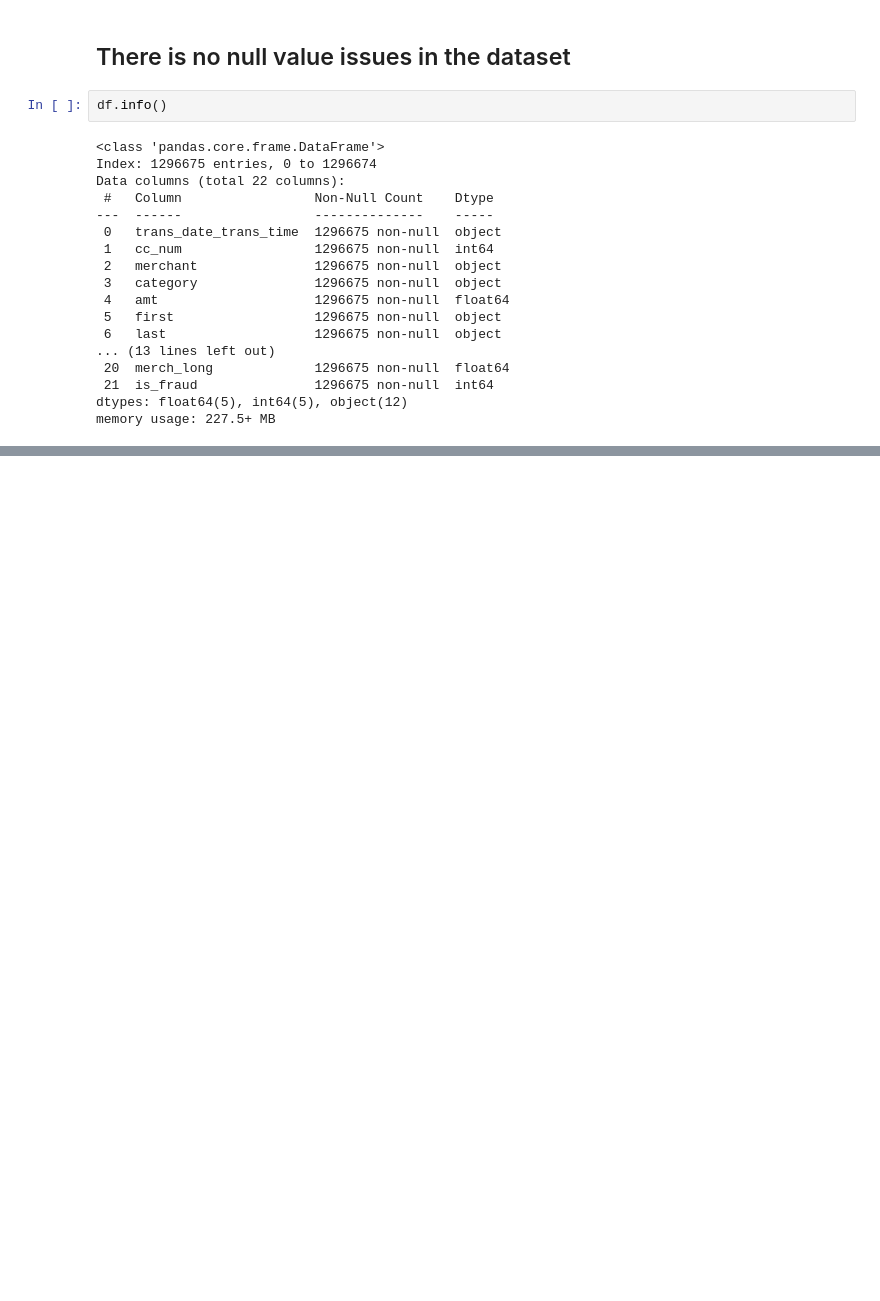
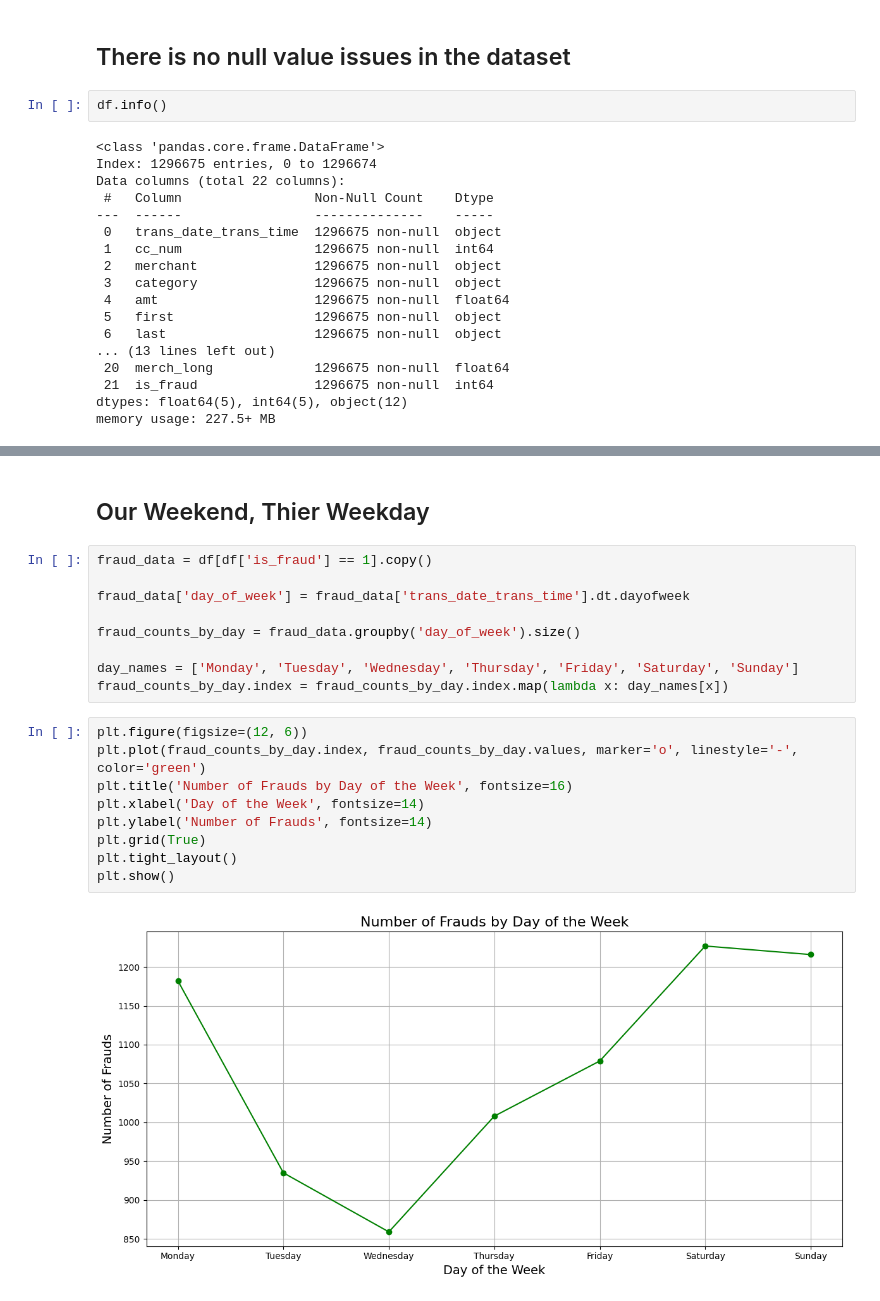
Before and after one commit to RionelxSlovesky/Credit-Card-Transactions-Fraud-Detection, a Jupyter notebook: Data Analysis.ipynb, the cells around one changed output, grey strips where cells are left out. Saved outputs shown, nothing was run; the diff lists cells and outputs as text; blank space fills up the shorter version.

```diff
--- a/Data Analysis.ipynb
+++ b/Data Analysis.ipynb
@@ -64,0 +97,22 @@ memory usage: 227.5+ MB
+# %% [markdown]
+## Our Weekend, Thier Weekday
+# %%
+fraud_data = df[df['is_fraud'] == 1].copy()
+
+fraud_data['day_of_week'] = fraud_data['trans_date_trans_time'].dt.dayofweek
+
+fraud_counts_by_day = fraud_data.groupby('day_of_week').size()
+
+day_names = ['Monday', 'Tuesday', 'Wednesday', 'Thursday', 'Friday', 'Saturday', 'Sunday']
+fraud_counts_by_day.index = fraud_counts_by_day.index.map(lambda x: day_names[x])
+# %%
+plt.figure(figsize=(12, 6))
+plt.plot(fraud_counts_by_day.index, fraud_counts_by_day.values, marker='o', linestyle='-', color='green')
+plt.title('Number of Frauds by Day of the Week', fontsize=16)
+plt.xlabel('Day of the Week', fontsize=14)
+plt.ylabel('Number of Frauds', fontsize=14)
+plt.grid(True)
+plt.tight_layout()
+plt.show()
+# %% [output]
+[figure, added]
```
Also changed, not shown: parts of 9 cells of this notebook.
